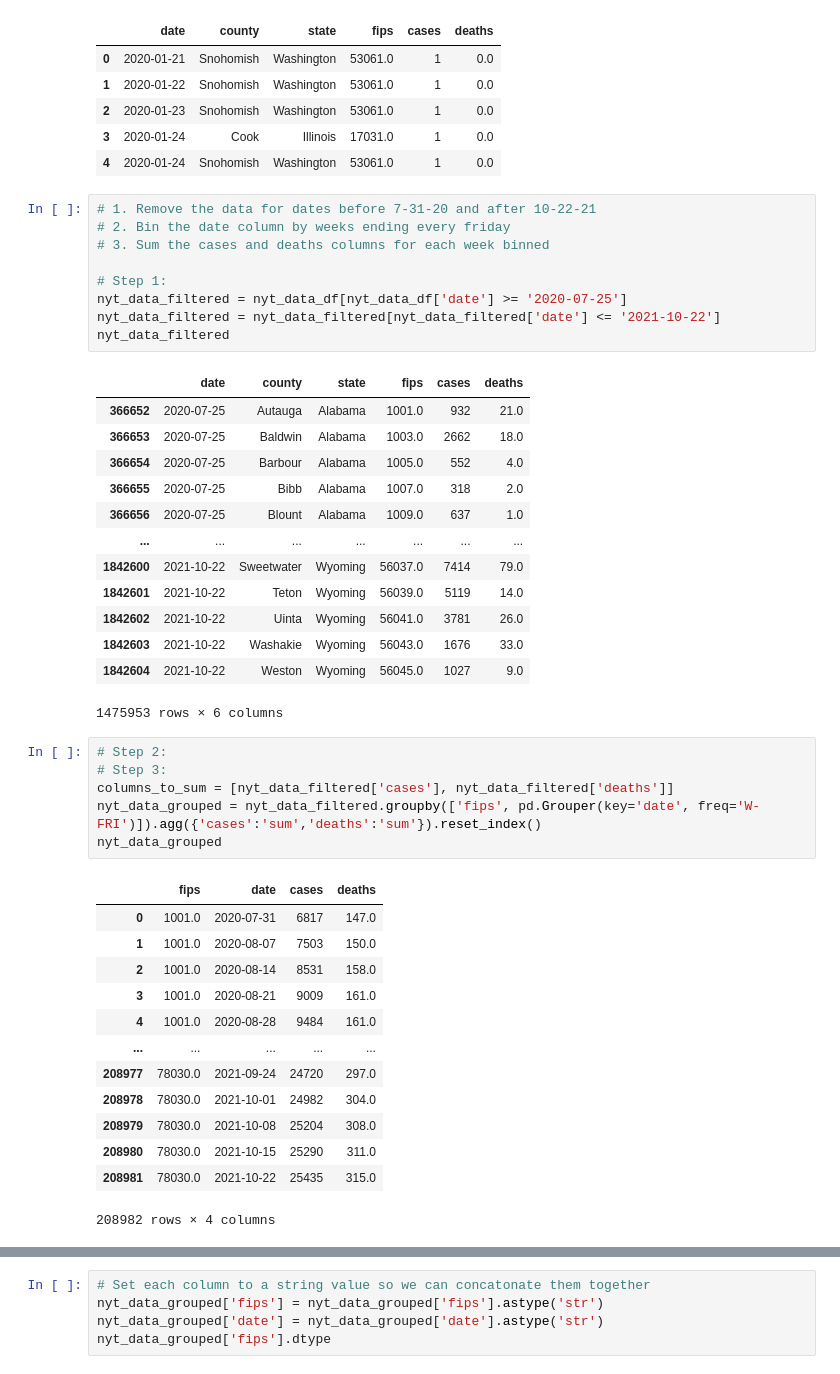
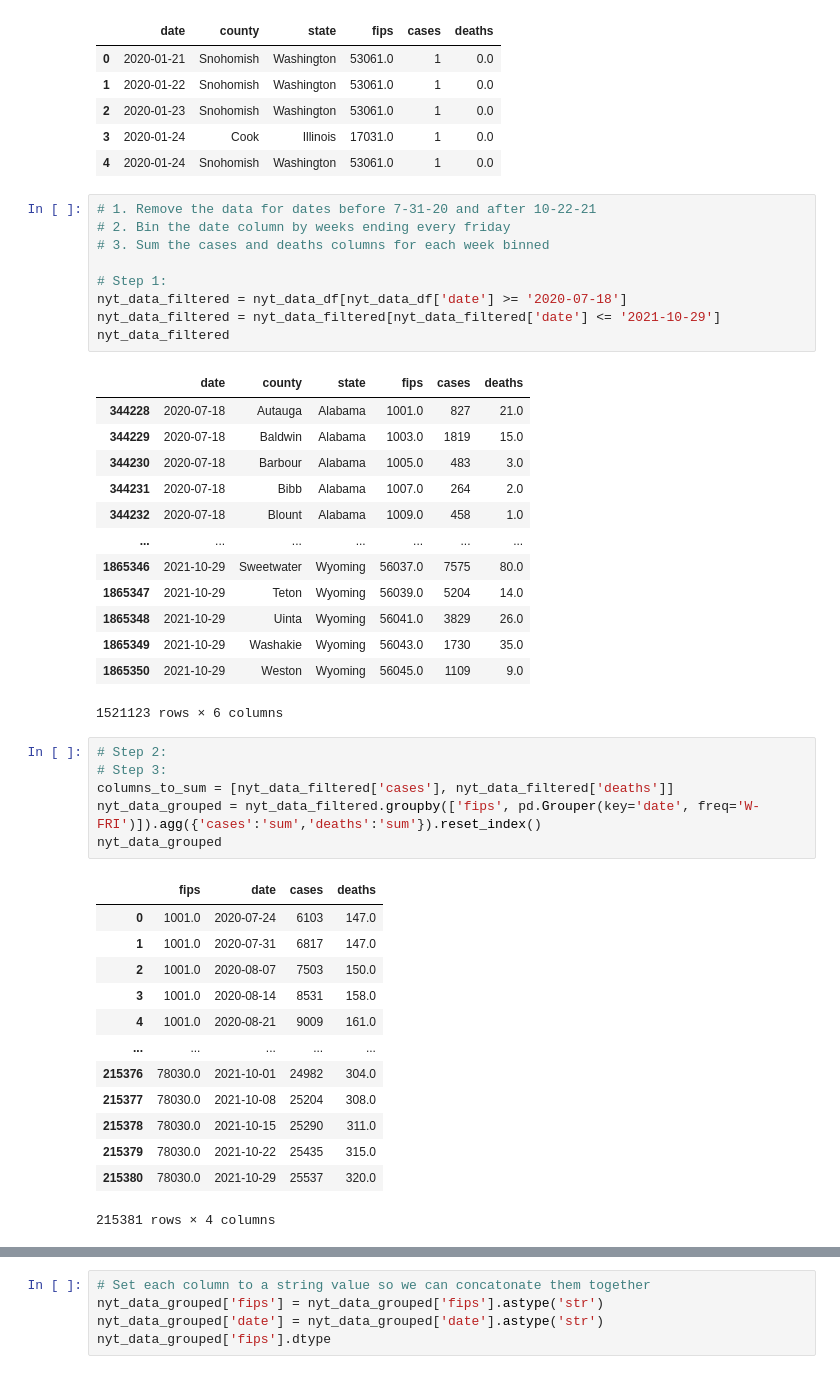
Before and after one commit to philippekerstens/Group-3, a Jupyter notebook: data_files.ipynb, the cells around one changed output, grey strips where cells are left out. Cells and saved outputs as stored; diff of their text form.

```diff
--- a/data_files.ipynb
+++ b/data_files.ipynb
@@ -45,26 +45,26 @@ nyt_data_df.head()
 # %%
 # 1. Remove the data for dates before 7-31-20 and after 10-22-21
 # 2. Bin the date column by weeks ending every friday
 # 3. Sum the cases and deaths columns for each week binned
 
 # Step 1:
-nyt_data_filtered = nyt_data_df[nyt_data_df['date'] >= '2020-07-25']
-nyt_data_filtered = nyt_data_filtered[nyt_data_filtered['date'] <= '2021-10-22']
+nyt_data_filtered = nyt_data_df[nyt_data_df['date'] >= '2020-07-18']
+nyt_data_filtered = nyt_data_filtered[nyt_data_filtered['date'] <= '2021-10-29']
 nyt_data_filtered
 # %% [output]
 |  | date | county | state | fips | cases | deaths |
-| 366652 | 2020-07-25 | Autauga | Alabama | 1001.0 | 932 | 21.0 |
-| 366653 | 2020-07-25 | Baldwin | Alabama | 1003.0 | 2662 | 18.0 |
-| 366654 | 2020-07-25 | Barbour | Alabama | 1005.0 | 552 | 4.0 |
-| 366655 | 2020-07-25 | Bibb | Alabama | 1007.0 | 318 | 2.0 |
-| 366656 | 2020-07-25 | Blount | Alabama | 1009.0 | 637 | 1.0 |
+| 344228 | 2020-07-18 | Autauga | Alabama | 1001.0 | 827 | 21.0 |
+| 344229 | 2020-07-18 | Baldwin | Alabama | 1003.0 | 1819 | 15.0 |
+| 344230 | 2020-07-18 | Barbour | Alabama | 1005.0 | 483 | 3.0 |
+| 344231 | 2020-07-18 | Bibb | Alabama | 1007.0 | 264 | 2.0 |
+| 344232 | 2020-07-18 | Blount | Alabama | 1009.0 | 458 | 1.0 |
 | ... | ... | ... | ... | ... | ... | ... |
-| 1842600 | 2021-10-22 | Sweetwater | Wyoming | 56037.0 | 7414 | 79.0 |
-| 1842601 | 2021-10-22 | Teton | Wyoming | 56039.0 | 5119 | 14.0 |
-| 1842602 | 2021-10-22 | Uinta | Wyoming | 56041.0 | 3781 | 26.0 |
-| 1842603 | 2021-10-22 | Washakie | Wyoming | 56043.0 | 1676 | 33.0 |
-| 1842604 | 2021-10-22 | Weston | Wyoming | 56045.0 | 1027 | 9.0 |
+| 1865346 | 2021-10-29 | Sweetwater | Wyoming | 56037.0 | 7575 | 80.0 |
+| 1865347 | 2021-10-29 | Teton | Wyoming | 56039.0 | 5204 | 14.0 |
+| 1865348 | 2021-10-29 | Uinta | Wyoming | 56041.0 | 3829 | 26.0 |
+| 1865349 | 2021-10-29 | Washakie | Wyoming | 56043.0 | 1730 | 35.0 |
+| 1865350 | 2021-10-29 | Weston | Wyoming | 56045.0 | 1109 | 9.0 |
-1475953 rows × 6 columns
+1521123 rows × 6 columns
 # %%
 # Step 2:
 # Step 3:
@@ -73,18 +73,18 @@ nyt_data_grouped = nyt_data_filtered.groupby(['fips', pd.Grouper(key='date', fre
 nyt_data_grouped
 # %% [output]
 |  | fips | date | cases | deaths |
-| 0 | 1001.0 | 2020-07-31 | 6817 | 147.0 |
-| 1 | 1001.0 | 2020-08-07 | 7503 | 150.0 |
-| 2 | 1001.0 | 2020-08-14 | 8531 | 158.0 |
-| 3 | 1001.0 | 2020-08-21 | 9009 | 161.0 |
-| 4 | 1001.0 | 2020-08-28 | 9484 | 161.0 |
+| 0 | 1001.0 | 2020-07-24 | 6103 | 147.0 |
+| 1 | 1001.0 | 2020-07-31 | 6817 | 147.0 |
+| 2 | 1001.0 | 2020-08-07 | 7503 | 150.0 |
+| 3 | 1001.0 | 2020-08-14 | 8531 | 158.0 |
+| 4 | 1001.0 | 2020-08-21 | 9009 | 161.0 |
 | ... | ... | ... | ... | ... |
-| 208977 | 78030.0 | 2021-09-24 | 24720 | 297.0 |
-| 208978 | 78030.0 | 2021-10-01 | 24982 | 304.0 |
-| 208979 | 78030.0 | 2021-10-08 | 25204 | 308.0 |
-| 208980 | 78030.0 | 2021-10-15 | 25290 | 311.0 |
-| 208981 | 78030.0 | 2021-10-22 | 25435 | 315.0 |
+| 215376 | 78030.0 | 2021-10-01 | 24982 | 304.0 |
+| 215377 | 78030.0 | 2021-10-08 | 25204 | 308.0 |
+| 215378 | 78030.0 | 2021-10-15 | 25290 | 311.0 |
+| 215379 | 78030.0 | 2021-10-22 | 25435 | 315.0 |
+| 215380 | 78030.0 | 2021-10-29 | 25537 | 320.0 |
-208982 rows × 4 columns
+215381 rows × 4 columns
 # %%
 # Resort the nyt_data_grouped by date
 nyt_data_grouped = nyt_data_grouped.sort_values(by='date')
```
Also changed, not shown: parts of 13 cells of this notebook, 7 other files.
